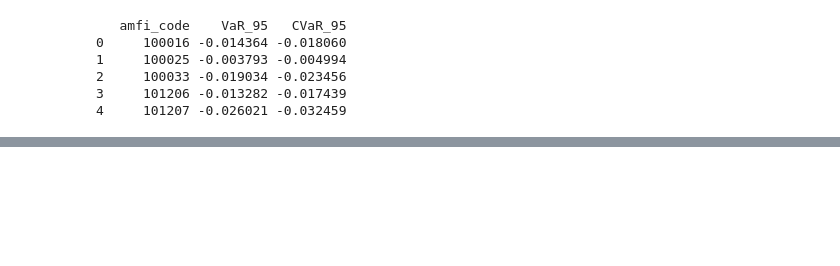
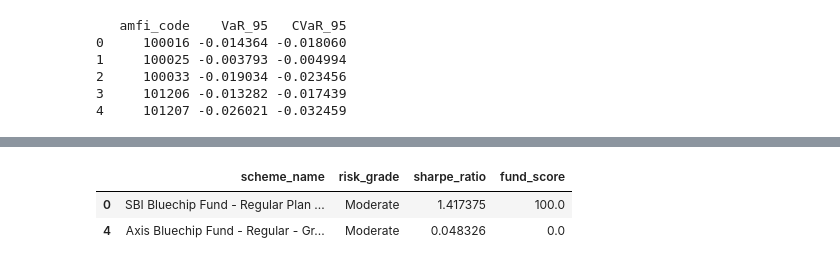
Before and after one commit to dameraSureshkumar4444/bluestock_mf_capstone, a Jupyter notebook: notebooks/05_advanced_analytics.ipynb, the cells around one changed output, grey strips where cells are left out. Cells and saved outputs as stored; diff of their text form; code cells hidden in the pictures; blank space fills up the shorter version.

```diff
--- a/notebooks/05_advanced_analytics.ipynb
+++ b/notebooks/05_advanced_analytics.ipynb
@@ -49,0 +263,87 @@ print(report.head())
+# %%
+import pandas as pd
+
+# Load fund scorecard
+funds = pd.read_csv("../data/processed/fund_scorecard.csv")
+
+def recommend_funds(risk_appetite):
+    """
+    Recommend top 3 funds based on Sharpe Ratio
+    for the selected risk appetite.
+    """
+
+    # Filter matching risk category
+    filtered = funds[
+        funds["risk_grade"].str.lower() == risk_appetite.lower()
+    ]
+
+    if filtered.empty:
+        print(f"No funds found for risk appetite: {risk_appetite}")
+        return
+
+    # Top 3 by Sharpe Ratio
+    recommendations = (
+        filtered.sort_values(
+            by="sharpe_ratio",
+            ascending=False
+        )
+        .head(3)
+        [["scheme_name", "risk_grade", "sharpe_ratio", "fund_score"]]
+    )
+
+    print("\nTop 3 Recommended Funds")
+    print(recommendations.to_string(index=False))
+
+    return recommendations
+
+
+# User Input
+risk = input("Enter Risk Appetite (Low/Moderate/High): ")
+
+# Load fund scorecard
+funds = pd.read_csv("../data/processed/fund_scorecard.csv")
+
+if "risk_grade" not in funds.columns:
+    funds["risk_grade"] = pd.cut(
+        funds["max_drawdown_pct"].fillna(0),
+        bins=[-np.inf, -16.0, -14.0, np.inf],
+        labels=["High", "Moderate", "Low"],
+        include_lowest=True
+    ).astype(str)
+
+def recommend_funds(risk_appetite):
+    """
+    Recommend top 3 funds based on Sharpe Ratio
+    for the selected risk appetite.
+    """
+
+    # Filter matching risk category
+    filtered = funds[
+        funds["risk_grade"].str.lower() == risk_appetite.lower()
+    ]
+
+    if filtered.empty:
+        print(f"No funds found for risk appetite: {risk_appetite}")
+        return
+
+    # Top 3 by Sharpe Ratio
+    recommendations = (
+        filtered.sort_values(
+            by="sharpe_ratio",
+            ascending=False
+        )
+        .head(3)
+        [["scheme_name", "risk_grade", "sharpe_ratio", "fund_score"]]
+    )
+
+    print("\nTop 3 Recommended Funds")
+    print(recommendations.to_string(index=False))
+
+    return recommendations
+
+
+# User Input
+risk = input("Enter Risk Appetite (Low/Moderate/High): ")
+
+recommend_funds(risk)
+# %% [output]
@@ -49,0 +354,3 @@ print(report.head())
+|  | scheme_name | risk_grade | sharpe_ratio | fund_score |
+| 0 | SBI Bluechip Fund - Regular Plan ... | Moderate | 1.417375 | 100.0 |
+| 4 | Axis Bluechip Fund - Regular - Gr... | Moderate | 0.048326 | 0.0 |
```
Also changed, not shown: parts of 6 cells of this notebook, 5 other files.
